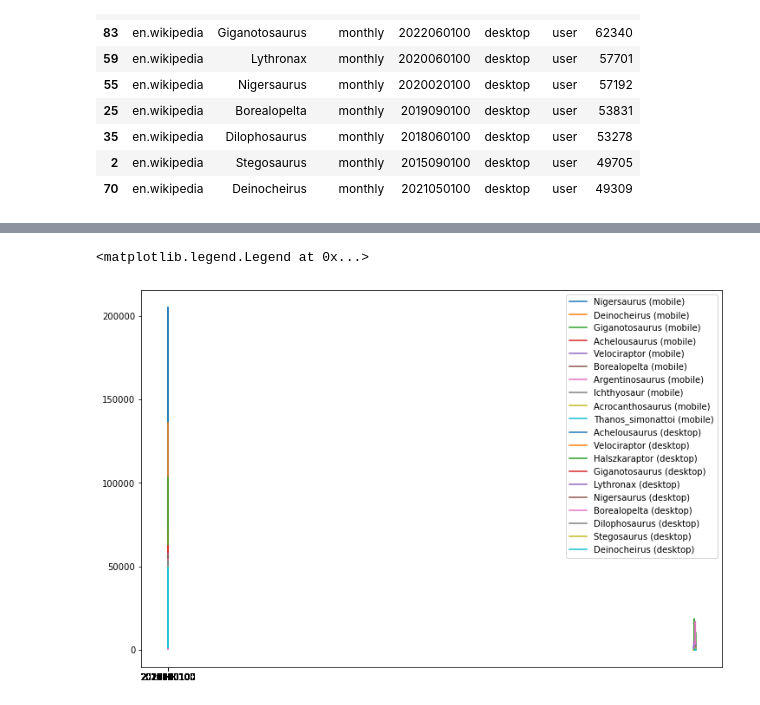
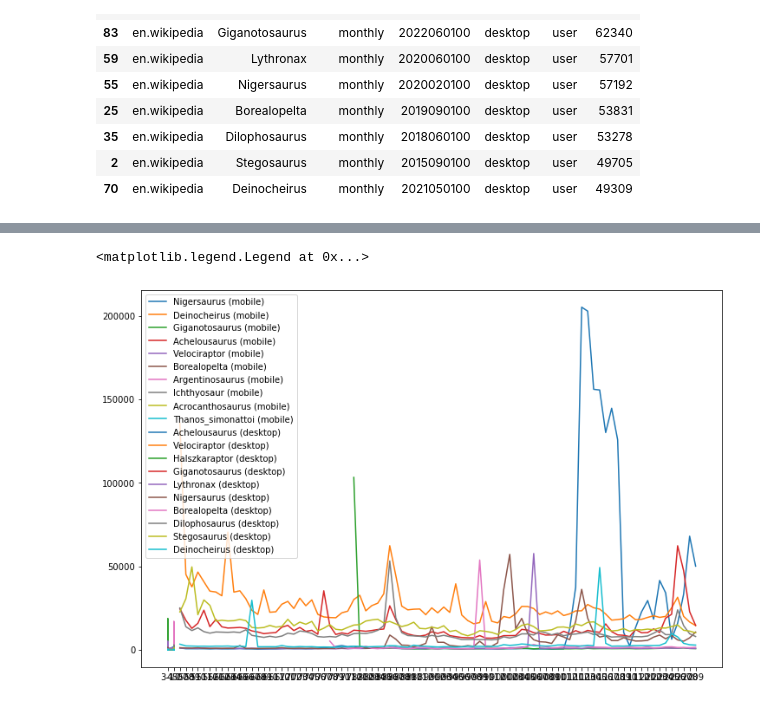
Before and after one commit to 98yangjames/DATA-512, a Jupyter notebook: Homework1_Data512.ipynb, the cells around one changed output, grey strips where cells are left out. Cells and saved outputs as stored; diff of their text form; code cells hidden in the pictures.

Commit message:
finished 3 plots

```diff
--- a/Homework1_Data512.ipynb
+++ b/Homework1_Data512.ipynb
@@ -384,33 +384,34 @@ top_10_peak_page_views(df_mobile)
 def add_plot(df, name, label=None):
     df = df[df['article'] == name]
     df = df.drop_duplicates('timestamp')
+    df['timestamp'] = df['timestamp'].astype(str).str.slice(3,6)
     return plt.plot(df['timestamp'], df['views'], label = label)
 
 fig = plt.figure()
 
 # plt.rcParams["figure.figsize"] = (12,8)
 add_plot(df_mobile, 'Nigersaurus', label = 'Nigersaurus (mobile)')
 add_plot(df_mobile, 'Deinocheirus', label = 'Deinocheirus (mobile)')
 add_plot(df_mobile, 'Giganotosaurus', label = 'Giganotosaurus (mobile)')
 add_plot(df_mobile, 'Achelousaurus', label = 'Achelousaurus (mobile)')
 add_plot(df_mobile, 'Velociraptor', label = 'Velociraptor (mobile)')
 add_plot(df_mobile, 'Borealopelta', label = 'Borealopelta (mobile)')
 add_plot(df_mobile, 'Argentinosaurus', label = 'Argentinosaurus (mobile)')
 add_plot(df_mobile, 'Ichthyosaur', label = 'Ichthyosaur (mobile)')
 add_plot(df_mobile, 'Acrocanthosaurus' , label = 'Acrocanthosaurus (mobile)')
 add_plot(df_mobile, 'Thanos_simonattoi', label = 'Thanos_simonattoi (mobile)')
 add_plot(df_desk, 'Achelousaurus', label = 'Achelousaurus (desktop)')
 add_plot(df_desk, 'Velociraptor', label = 'Velociraptor (desktop)')
 add_plot(df_desk, 'Halszkaraptor', label = 'Halszkaraptor (desktop)')
 add_plot(df_desk, 'Giganotosaurus', label = 'Giganotosaurus (desktop)')
 add_plot(df_desk, 'Lythronax', label = 'Lythronax (desktop)')
 add_plot(df_desk, 'Nigersaurus', label = 'Nigersaurus (desktop)')
 add_plot(df_desk, 'Borealopelta', label = 'Borealopelta (desktop)')
 add_plot(df_desk, 'Dilophosaurus', label = 'Dilophosaurus (desktop)')
 add_plot(df_desk, 'Stegosaurus', label = 'Stegosaurus (desktop)')
 add_plot(df_desk, 'Deinocheirus', label = 'Deinocheirus (desktop)')
 
 plt.legend()
 # %% [output]
 <matplotlib.legend.Legend at 0x...>
-[figure, old version]
+[figure, new version]
```
Also changed, not shown: parts of 14 cells of this notebook.
